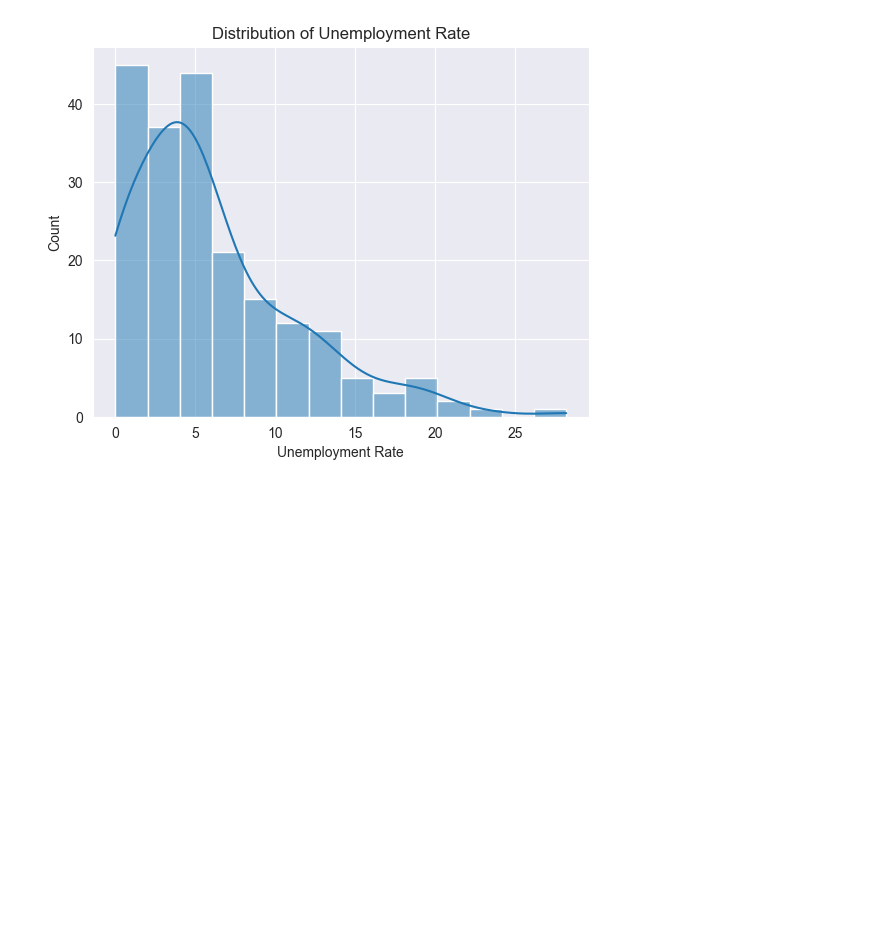
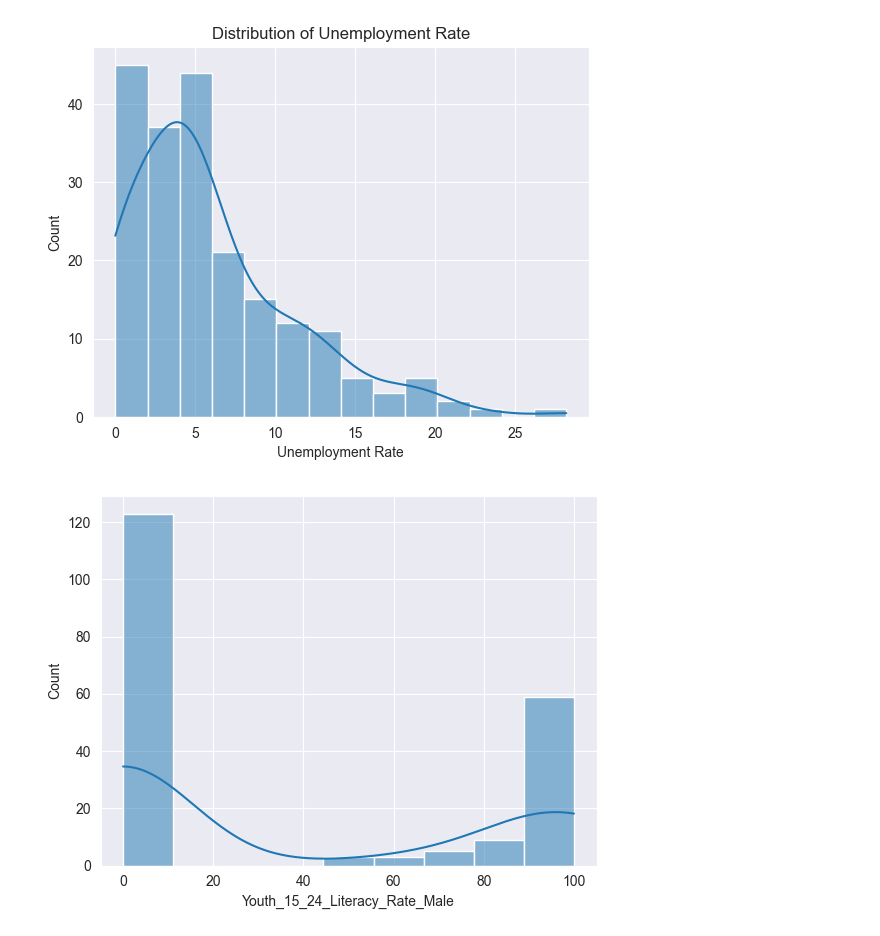
Before and after one commit to Kowallskiy/world_education, a Jupyter notebook: analysis.ipynb, the cells around one changed output. Drawn from its saved outputs; the diff is of its cells as text; code cells hidden in the pictures; blank space fills up the shorter version.

```diff
--- a/analysis.ipynb
+++ b/analysis.ipynb
@@ -148,3 +148,8 @@ plt.xlabel('Unemployment Rate')
 plt.show()
 # %% [output]
 [figure]
+# %%
+sns.histplot(dataset['Youth_15_24_Literacy_Rate_Male'], kde=True)
+plt.show()
+# %% [output]
+[figure, added]
```
Also changed, not shown: parts of 4 cells of this notebook.
